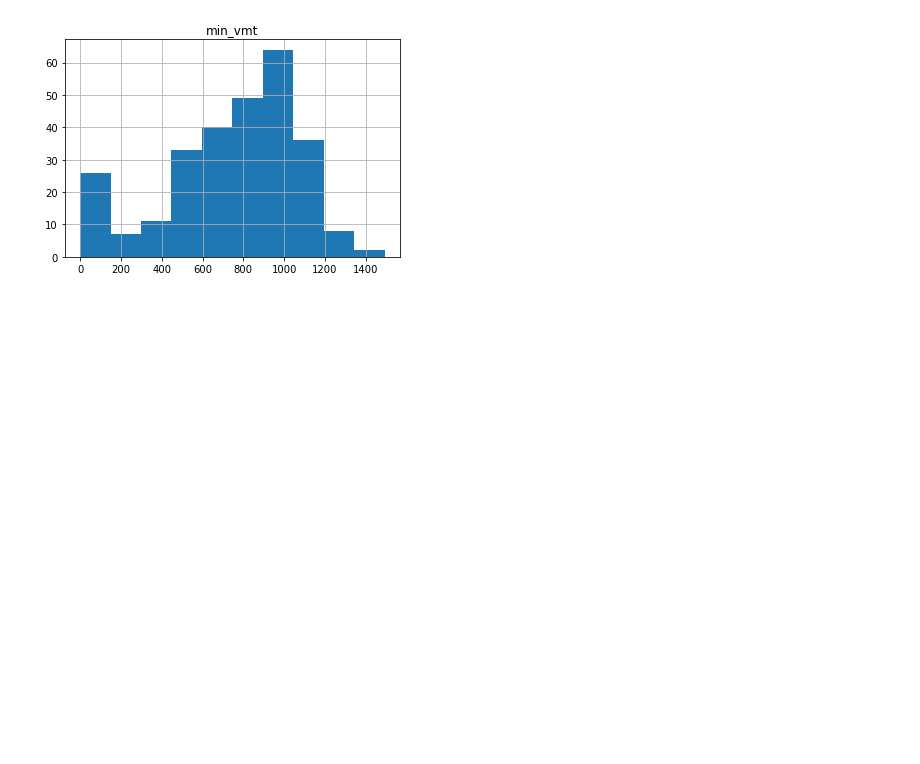
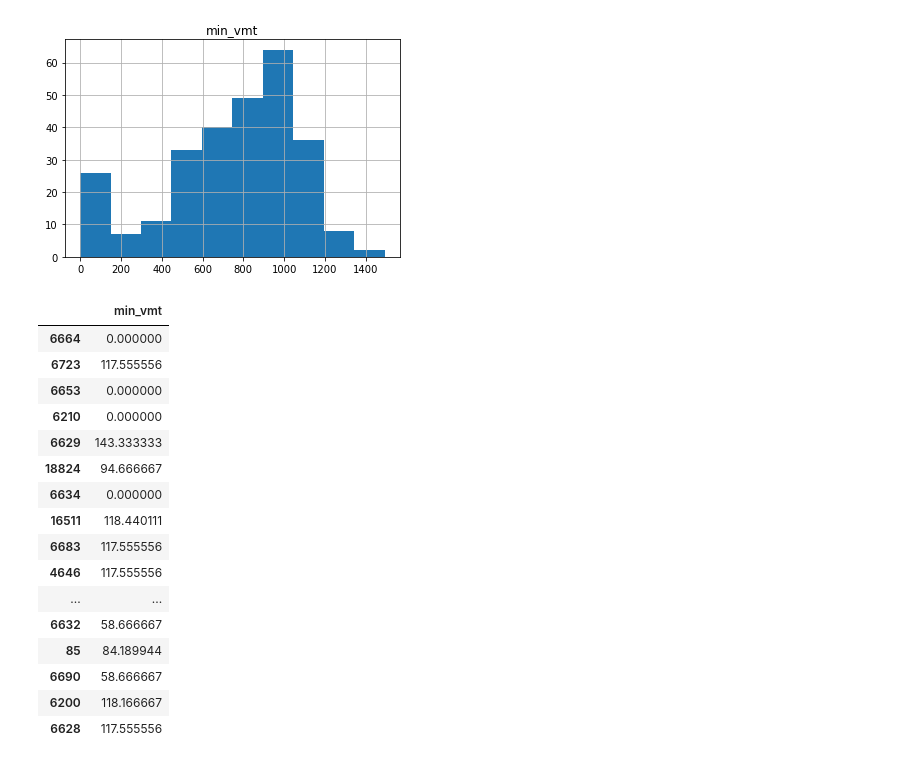
Before and after one commit to futoshi-ishiguro/pems_prediction, a Jupyter notebook: VMT.ipynb, the cells around one changed output. Saved outputs shown, nothing was run; the diff lists cells and outputs as text; code cells hidden in the pictures; blank space fills up the shorter version.

```diff
--- a/VMT.ipynb
+++ b/VMT.ipynb
@@ -96,3 +96,23 @@ min_vmts_df.T.hist()
 # %% [output]
 array([[<AxesSubplot:title={'center':'min_vmt'}>]], dtype=object)
 [figure]
+# %%
+min_vmts_df.T[min_vmts_df.T["min_vmt"]<200]
+# %% [output]
+|  | min_vmt |
+| 6664 | 0.000000 |
+| 6723 | 117.555556 |
+| 6653 | 0.000000 |
+| 6210 | 0.000000 |
+| 6629 | 143.333333 |
+| 18824 | 94.666667 |
+| 6634 | 0.000000 |
+| 16511 | 118.440111 |
+| 6683 | 117.555556 |
+| 4646 | 117.555556 |
+| ... | ... |
+| 6632 | 58.666667 |
+| 85 | 84.189944 |
+| 6690 | 58.666667 |
+| 6200 | 118.166667 |
+| 6628 | 117.555556 |
```
